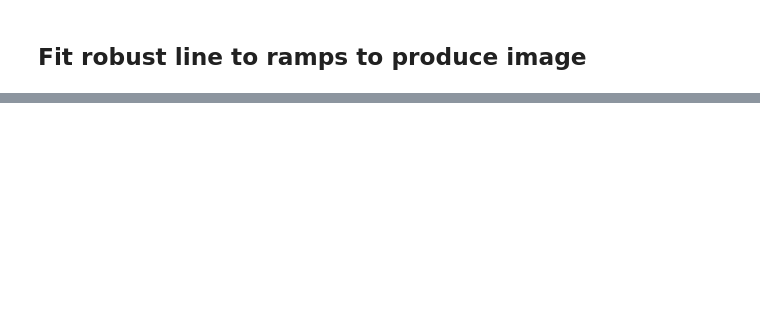
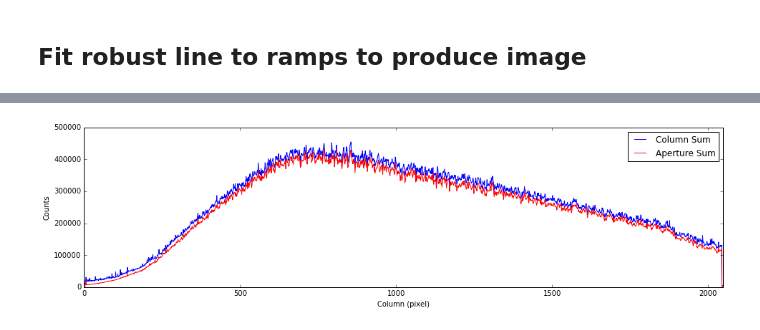
Before and after one commit to jasonfrowe/JWSTNIRISS, a Jupyter notebook: Examples and Checks.ipynb, the cells around one changed output, grey strips where cells are left out. Cells and saved outputs as stored; diff of their text form; code cells hidden in the pictures; blank space fills up the shorter version.

```diff
--- a/Examples and Checks.ipynb
+++ b/Examples and Checks.ipynb
@@ -50,0 +74,3 @@ plt.show()
+# %%
+tr, trpsf = jw.tracespec(image) #run the trace program to find the n=1 spectrum
+#tr contains the trace for each order, trpsf contains the model parameters from the PSF fit.
@@ -50,0 +91,17 @@ plt.show()
+# %%
+flux=jw.apertureflux(image,tr,20,0)  #extract the flux along the trae using a simple aperture
+# %%
+plt.figure(figsize=(16,4)) #adjust size of figure
+plt.plot(np.sum(image,axis=1),label='Column Sum') #Plot the sum of each column
+plt.plot(flux,c='r',label='Aperture Sum') #Plot the sum of each column
+plt.xlabel('Column (pixel)') #x-label
+plt.ylabel('Counts') #y-label
+x1,x2,y1,y2 = plt.axis()
+x1=0
+x2=image.shape[0]
+y1=0
+plt.axis((x1,x2,y1,y2))
+plt.legend()
+plt.show()
+# %% [output]
+[figure, added]
```
Also changed, not shown: parts of 10 cells of this notebook, 5 other files.
